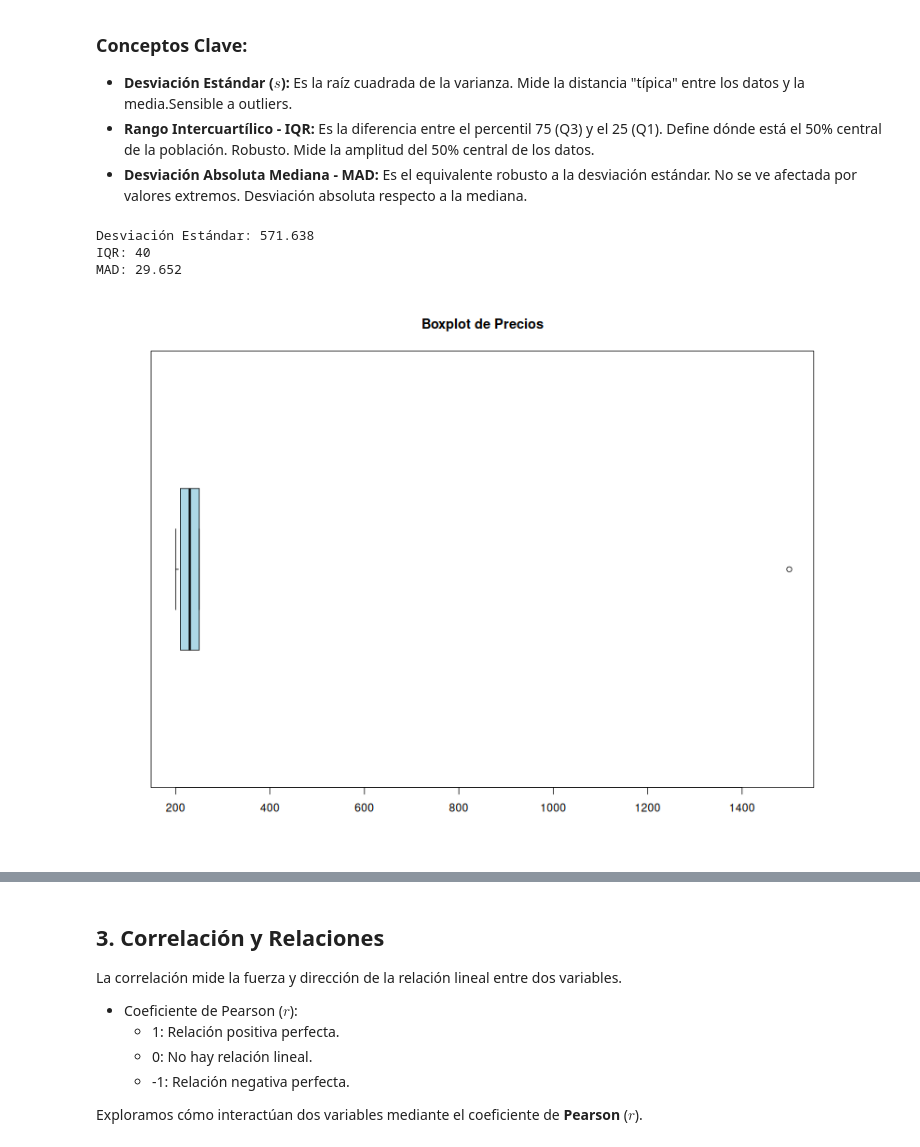
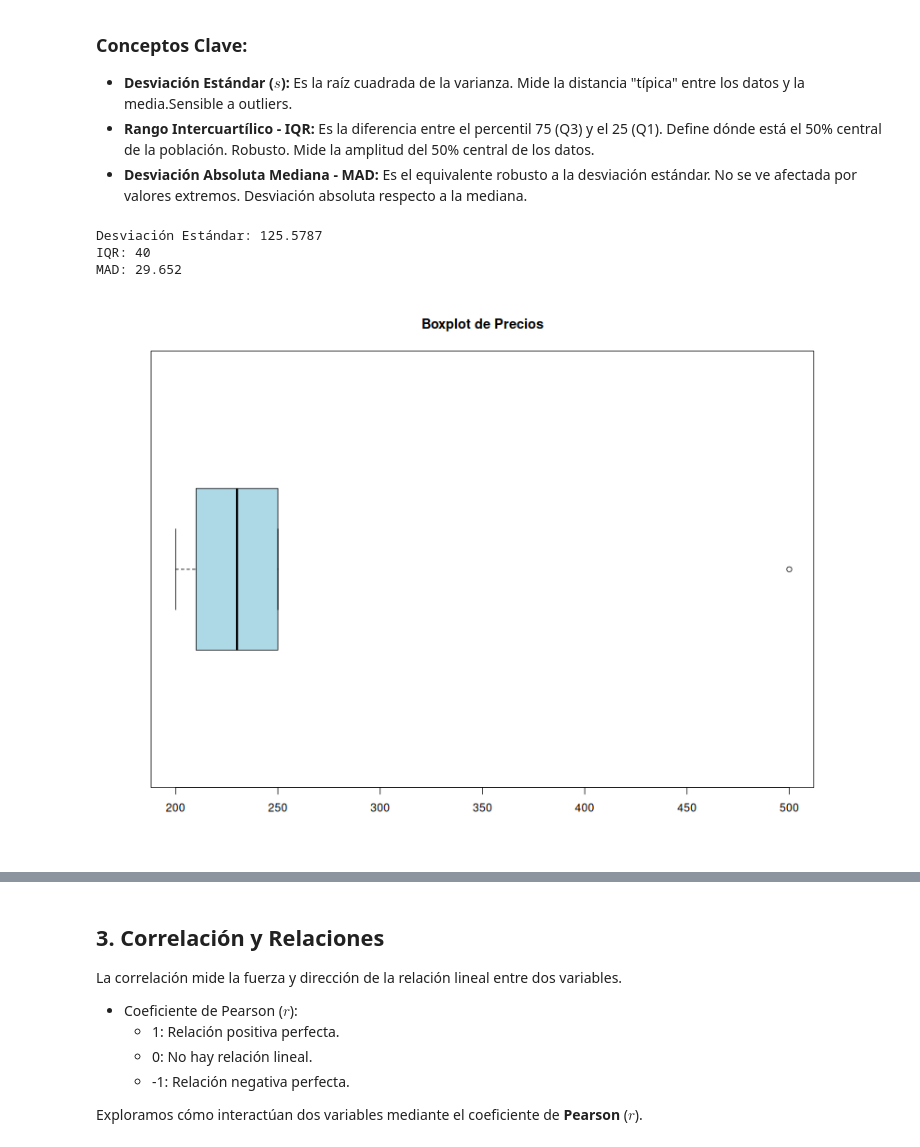
Before and after one commit to jmrodriguez2552/CEIABIGDATA_25_26, a Jupyter notebook: PROGRAMACION_IA_R/programacion_R/NOTEBOOKS DEL AULA/UT2_PROGRAMACION_R_Intro_EDA.ipynb, the cells around one changed output, grey strips where cells are left out. Drawn from its saved outputs; the diff is of its cells as text; code cells hidden in the pictures.

```diff
--- a/PROGRAMACION_IA_R/programacion_R/NOTEBOOKS DEL AULA/UT2_PROGRAMACION_R_Intro_EDA.ipynb
+++ b/PROGRAMACION_IA_R/programacion_R/NOTEBOOKS DEL AULA/UT2_PROGRAMACION_R_Intro_EDA.ipynb
@@ -78,19 +78,19 @@ La variabilidad mide qué tan dispersos están los datos. El **Boxplot** es la h
 - **Desviación Absoluta Mediana - MAD:** Es el equivalente robusto a la desviación estándar. No se ve afectada por valores extremos. Desviación absoluta respecto a la mediana.
 # %%
 # --- VARIABILIDAD EN R ---
-precios <- c(200, 210, 230, 250, 1500) # Precios en miles
+precios <- c(200, 210, 230, 250, 500) # Precios en miles
 
 sd_val <- sd(precios)     # Desviación estándar
 iqr_val <- IQR(precios)   # Rango intercuartílico
 mad_val <- mad(precios)   # Desviación absoluta mediana
 
 cat("Desviación Estándar:", sd_val, "\n")
 cat("IQR:", iqr_val, "\n")
 cat("MAD:", mad_val)
 
 boxplot(precios, horizontal = TRUE, main = "Boxplot de Precios", col = "lightblue")
 # %% [output]
-Desviación Estándar: 571.638
+Desviación Estándar: 125.5787
 IQR: 40
 MAD: 29.652
-[figure, old version]
+[figure, new version]
```
Also changed, not shown: parts of 3 cells of this notebook, 3 other files.
